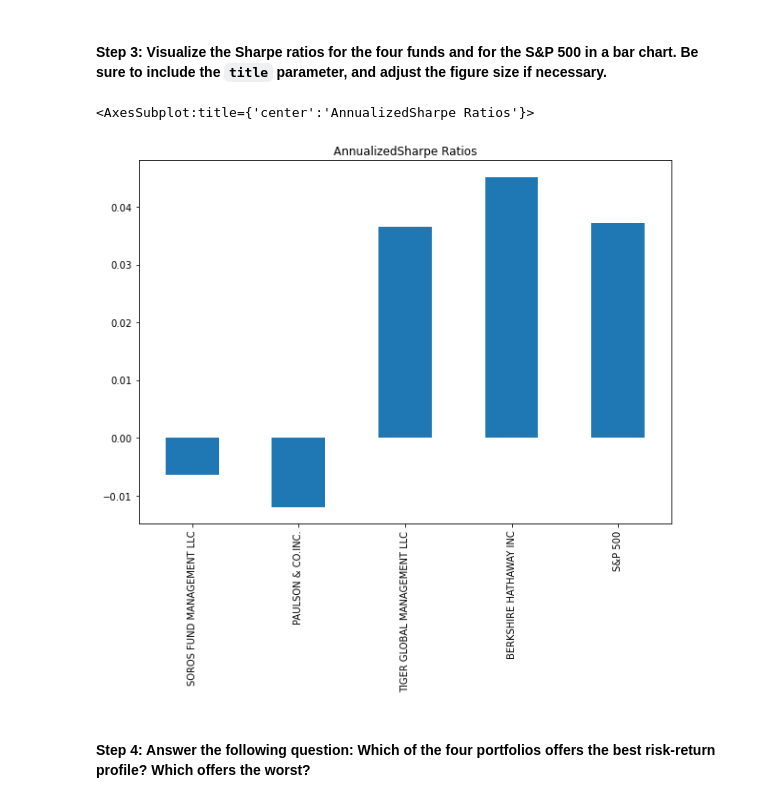
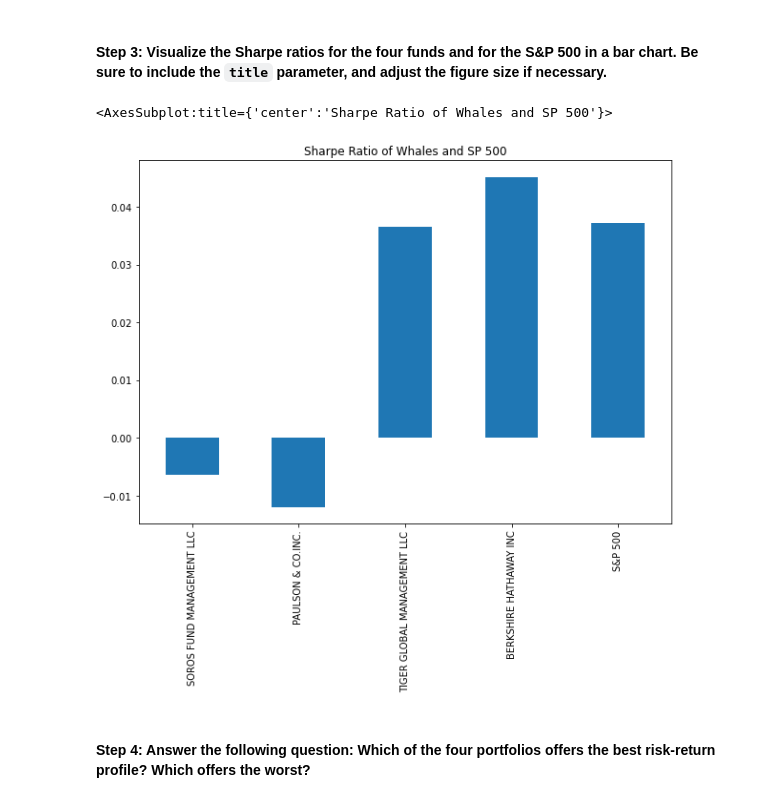
Before and after one commit to madhugirl/Whale-Investment-Opp, a Jupyter notebook: risk_return_analysis.ipynb, the cells around one changed output. Saved outputs shown, nothing was run; the diff lists cells and outputs as text; code cells hidden in the pictures.

```diff
--- a/risk_return_analysis.ipynb
+++ b/risk_return_analysis.ipynb
@@ -420,10 +468,14 @@ dtype: float64>
 # %%
 # Visualize the Sharpe ratios as a bar chart
 # Include a title parameter and adjust the figure size
-sharpe_ratio.plot.bar(figsize=(10,7), title="AnnualizedSharpe Ratios")
+
+
+"""We created a plot to better visualize the risk return using the Sharpe ratio"""
+
+sharpe_ratio.plot.bar(figsize=(10,7), title="Sharpe Ratio of Whales and SP 500")
 # %% [output]
-<AxesSubplot:title={'center':'AnnualizedSharpe Ratios'}>
+<AxesSubplot:title={'center':'Sharpe Ratio of Whales and SP 500'}>
-[figure, old version]
+[figure, new version]
 # %% [markdown]
 #### Step 4: Answer the following question: Which of the four portfolios offers the best risk-return profile? Which offers the worst?
 # %% [markdown]
```
Also changed, not shown: parts of 35 cells of this notebook.
